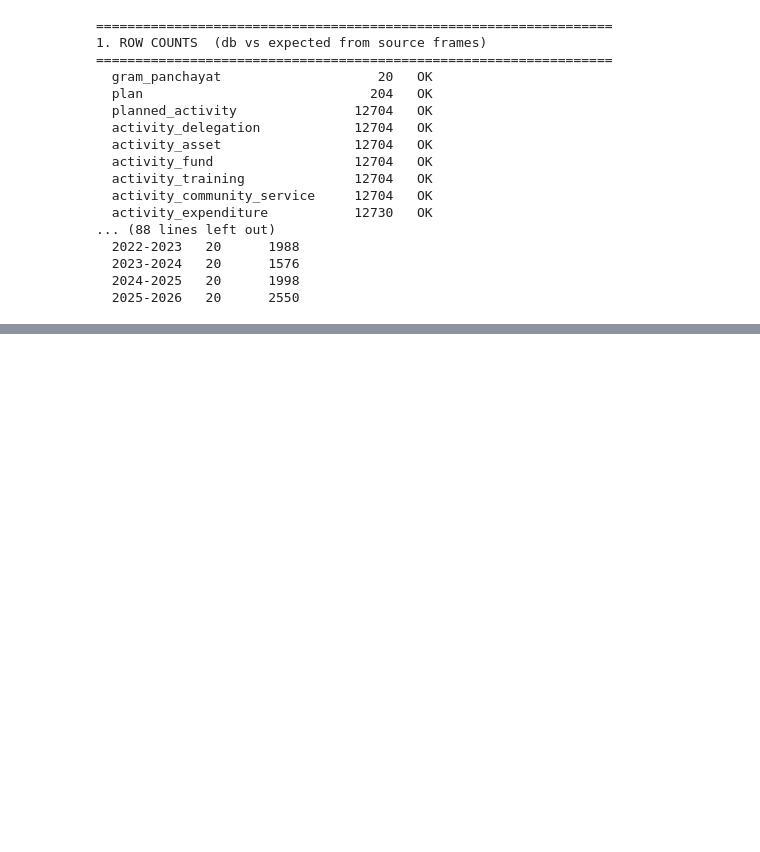
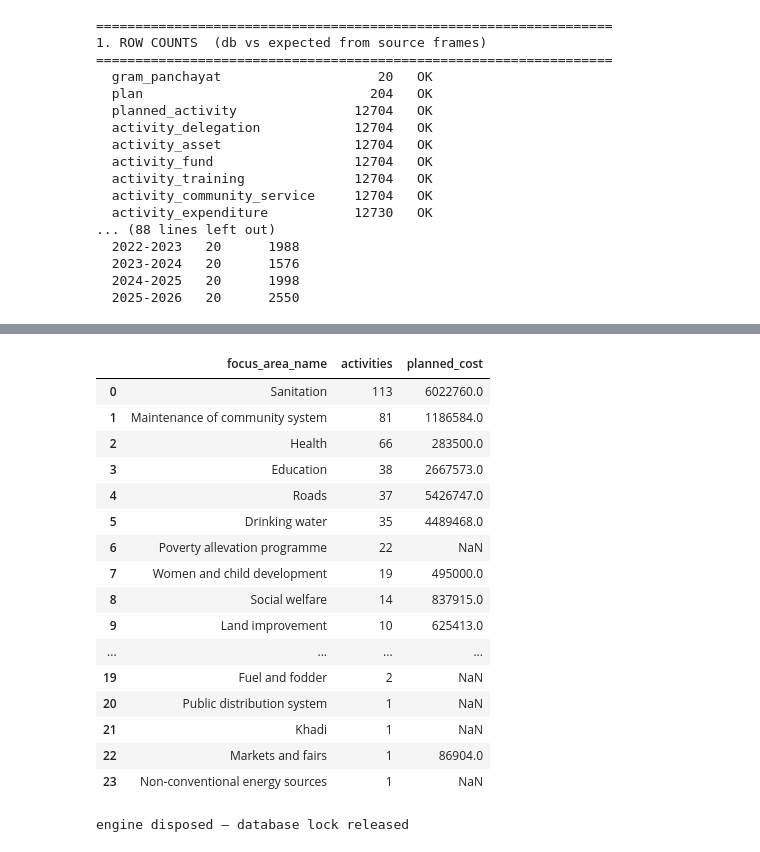
Before and after one commit to Data-Policy-and-Innovation-Centre/ai-for-panchayats, a Jupyter notebook: notebooks/duckdb_database_2.ipynb, the cells around one changed output, grey strips where cells are left out. Drawn from its saved outputs; the diff is of its cells as text; code cells hidden in the pictures; blank space fills up the shorter version.

Commit message:
wip: database check notebook + duckdb updates

```diff
--- a/notebooks/duckdb_database_2.ipynb
+++ b/notebooks/duckdb_database_2.ipynb
@@ -882,0 +922,13 @@ print(q("""
+# %%
+import sys
+from pathlib import Path
+sys.path.append(str(Path.cwd().parent))
+from config import directories
+
+import pandas as pd
+from sqlalchemy import create_engine, text
+
+DB_PATH = directories.INTERIM_DATA / "panchayat_1.duckdb"
+engine = create_engine(f"duckdb:///{DB_PATH}")
+def q(sql): return pd.read_sql(sql, engine)
+print(q("SHOW TABLES").to_string(index=False))
@@ -882,0 +1101,37 @@ print(q("""
+# %%
+# CHECK 2: do the codes actually decode? Andhrua's activities by focus area name
+q("""
+SELECT d.description AS focus_area_name,
+       count(*) AS activities,
+       sum(a.total_cost) AS planned_cost
+FROM planned_activity a
+LEFT JOIN dim_code d
+  ON d.variable = 'focus_area'
+ AND d.code = CAST(a.focus_area AS VARCHAR)
+WHERE a.gp_lgd_code = '119598'
+GROUP BY 1
+ORDER BY activities DESC
+""")
+# %% [output]
+|  | focus_area_name | activities | planned_cost |
+| 0 | Sanitation | 113 | 6022760.0 |
+| 1 | Maintenance of community system | 81 | 1186584.0 |
+| 2 | Health | 66 | 283500.0 |
+| 3 | Education | 38 | 2667573.0 |
+| 4 | Roads | 37 | 5426747.0 |
+| 5 | Drinking water | 35 | 4489468.0 |
+| 6 | Poverty allevation programme | 22 | NaN |
+| 7 | Women and child development | 19 | 495000.0 |
+| 8 | Social welfare | 14 | 837915.0 |
+| 9 | Land improvement | 10 | 625413.0 |
+| ... | ... | ... | ... |
+| 19 | Fuel and fodder | 2 | NaN |
+| 20 | Public distribution system | 1 | NaN |
+| 21 | Khadi | 1 | NaN |
+| 22 | Markets and fairs | 1 | 86904.0 |
+| 23 | Non-conventional energy sources | 1 | NaN |
+# %%
+engine.dispose()
+print("engine disposed — database lock released")
+# %% [output]
+engine disposed — database lock released
```
Also changed, not shown: parts of 12 cells of this notebook, 1 other file.
